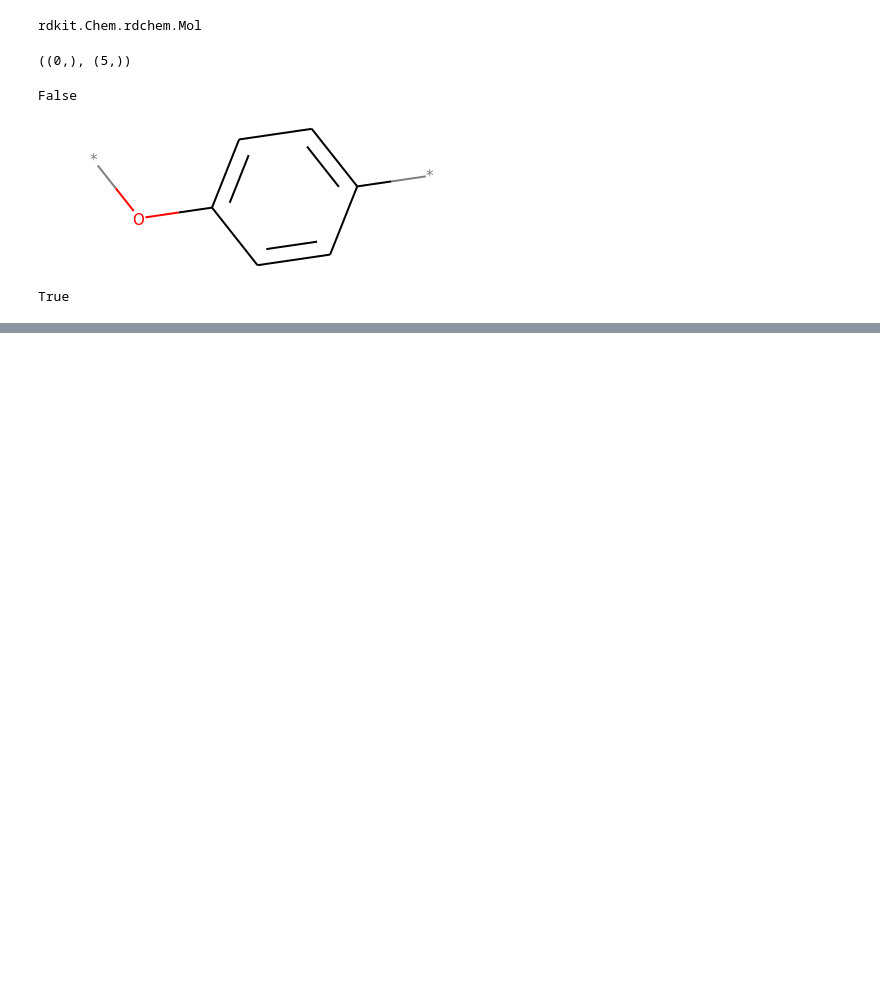
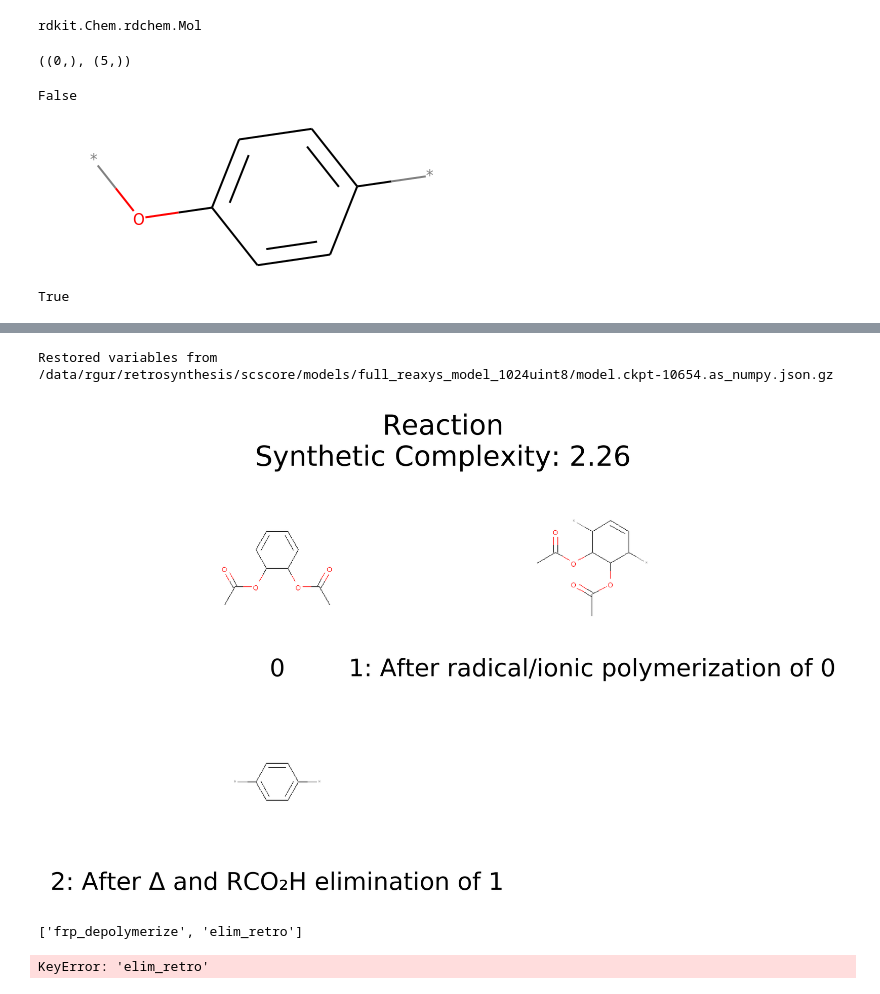
Before and after one commit to rishigurnani/hMOFs-Snurr, a Jupyter notebook: fall20_mse_8803_4.ipynb, the cells around one changed output, grey strips where cells are left out. Drawn from its saved outputs; the diff is of its cells as text; code cells hidden in the pictures; blank space fills up the shorter version.

```diff
--- a/fall20_mse_8803_4.ipynb
+++ b/fall20_mse_8803_4.ipynb
@@ -47,0 +86,17 @@ True
+# %%
+importlib.reload(retro)
+paths[1].SearchReactants(mol_set)
+paths[1].SyntheticScore()
+paths[1].DrawSteps()
+# %% [output]
+Restored variables from /data/rgur/retrosynthesis/scscore/models/full_reaxys_model_1024uint8/model.ckpt-10654.as_numpy.json.gz
+[figure, added]
+# %%
+dp_func_ls = list(reversed([x.rxn_fn for x in paths[1].reaction_step_ls]))
+dp_func_ls
+# %% [output]
+['frp_depolymerize', 'elim_retro']
+# %%
+[retro.fwd_rxn_labels[dp_func] for dp_func in dp_func_ls]
+# %% [output]
+KeyError: 'elim_retro'
```
Also changed, not shown: parts of 6 cells of this notebook, 1 other file.
